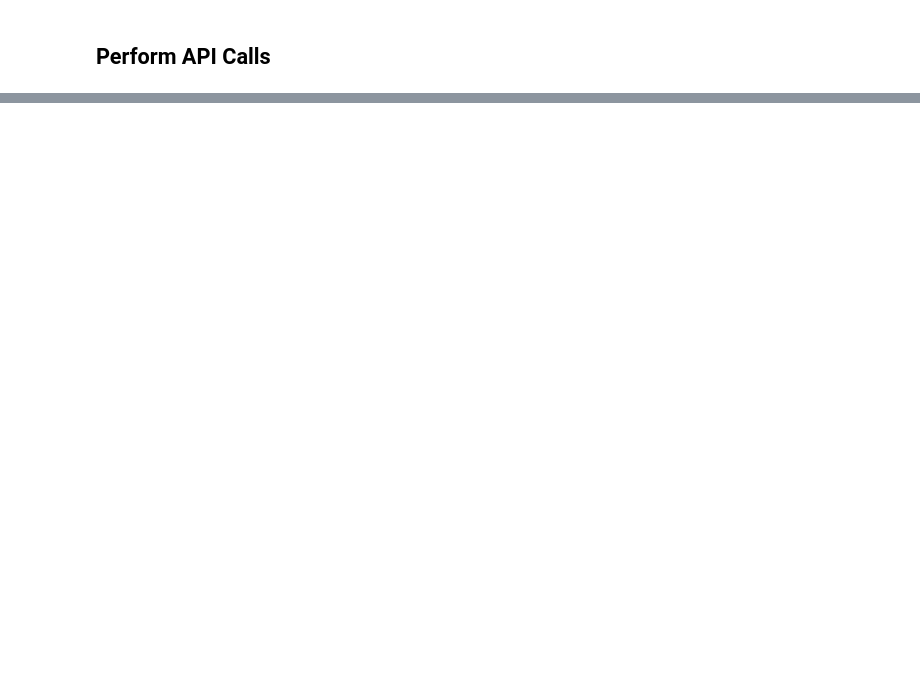
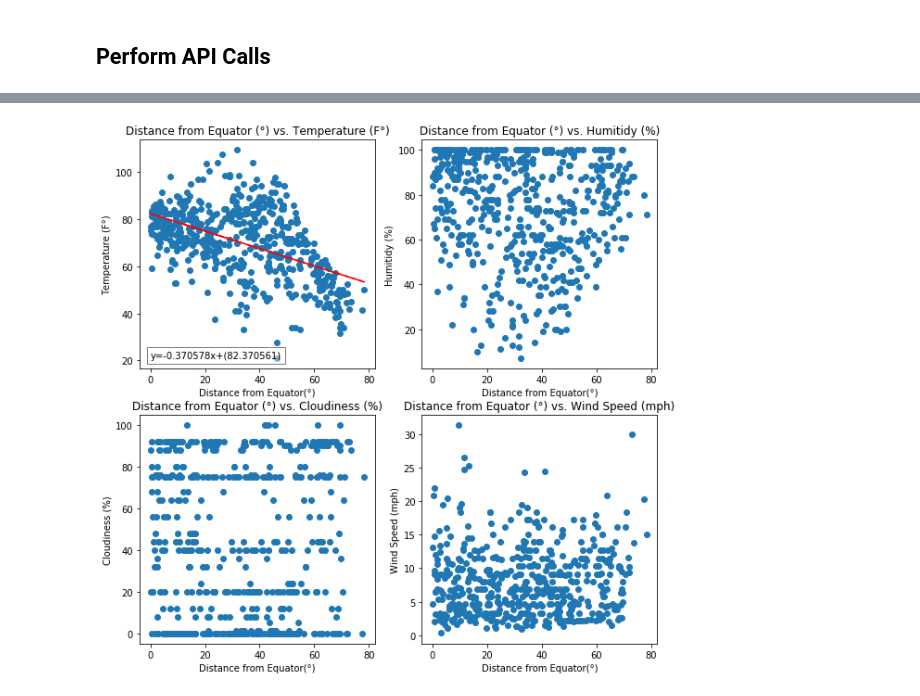
Before and after one commit to warnerm06/WeatherPy, a Jupyter notebook: WeatherPy_Solved_MEW.ipynb, the cells around one changed output, grey strips where cells are left out. Cells and saved outputs as stored; diff of their text form; code cells hidden in the pictures; blank space fills up the shorter version.

```diff
--- a/WeatherPy_Solved_MEW.ipynb
+++ b/WeatherPy_Solved_MEW.ipynb
@@ -128,0 +135,94 @@ city_df_wo_nan.head()
+# %%
+#create a new figure and plot
+xax=city_df_wo_nan['Distance From Equator'] #1st subplot axis
+yax=city_df_wo_nan['Temperature (F)']
+
+xax2=city_df_wo_nan['Distance From Equator']#2nd subplot axis
+yax2=city_df_wo_nan['Humitidy (%)']
+
+xax3=city_df_wo_nan['Distance From Equator']#3rd subplot axis
+yax3=city_df_wo_nan['Cloudiness (%)']
+
+xax4=city_df_wo_nan['Distance From Equator']#4th subplot axis
+yax4=city_df_wo_nan['Wind Speed (mph)']
+
+# x5=[1,2,3,4,5,6] #used for troubleshooting
+# y5=[1,2,3,4,5,6]
+
+fig1 = plt.figure(figsize=(10,10))  # an empty figure with no axes
+
+ax1=fig1.add_subplot(2,2,1) #subplots
+ax2=fig1.add_subplot(2,2,2)
+ax3=fig1.add_subplot(2,2,3)
+ax4=fig1.add_subplot(2,2,4)
+
+#fig1.subplots_adjust(bottom=0) #Cannot get to give space and look good. :-(
+
+ax1.scatter(xax,yax) #create subplot and attributes
+# calc the trendline
+z = np.polyfit(xax, yax, 1)
+p = np.poly1d(z)
+ax1.plot(xax,p(xax),"r--")
+# the line equation:
+equation="y=%.6fx+(%.6f)"%(z[0],z[1])
+ax1.title.set_text(f"Distance from Equator ({degree_sign}) vs. Temperature (F{degree_sign})")
+ax1.set_ylabel(f'Temperature (F{degree_sign})')
+ax1.set_xlabel(f"Distance from Equator({degree_sign})")
+ax1.text(0,21,equation,bbox=dict(facecolor='white',alpha=0.5))
+
+ax2.scatter(xax2,yax2)#create subplot and attributes
+# calc the trendline
+# z2 = np.polyfit(xax2, yax2, 1)
+# p2 = np.poly1d(z2)
+# ax2.plot(xax2,p2(xax2),"r--")
+# the line equation:
+#equation="y=%.6fx+(%.6f)"%(z2[0],z2[1])
+ax2.title.set_text(f"Distance from Equator ({degree_sign}) vs. Humitidy (%)")
+ax2.set_ylabel(f'Humitidy (%)')
+ax2.set_xlabel(f"Distance from Equator({degree_sign})")
+# ax2.text(-2,33,equation,bbox=dict(facecolor='white',alpha=0.5))
+
+ax3.scatter(xax3,yax3)#create subplot and attributes
+#calc the trendline
+#z3 = np.polyfit(xax3, yax3, 1)
+#p3 = np.poly1d(z3)
+# ax3.plot(xax3,p3(xax3),"r--")
+#the line equation:
+# equation="y=%.6fx+(%.6f)"%(z3[0],z3[1])
+ax3.title.set_text(f"Distance from Equator ({degree_sign}) vs. Cloudiness (%)")
+ax3.set_ylabel(f'Cloudiness (%)')
+ax3.set_xlabel(f"Distance from Equator({degree_sign})")
+#ax3.text(-2,33,equation,bbox=dict(facecolor='white',alpha=0.5))
+
+# ax4.scatter(x5,y5) #used for troublshooting trendline
+
+# # calc the trendline
+# z4 = np.polyfit(x5, y5, 1)
+# p4 = np.poly1d(z4)
+# ax4.plot(x5,p4(x5),"r--")
+# #the line equation:
+
+# equation="y=%.6fx+(%.6f)"%(z4[0],z4[1])
+# ax4.title.set_text(f"Distance from Equator ({degree_sign}) vs. Wind Speed (mph)")
+# ax4.set_ylabel(f'Wind Speed (mph)')
+# ax4.set_xlabel(f"Distance from Equator({degree_sign})")
+# ax4.text(-2,33,equation,bbox=dict(facecolor='white',alpha=0.5))
+
+
+
+ax4.scatter(xax4,yax4)
+
+# calc the trendline
+# z4 = np.polyfit(xax4, yax4, 1)
+# p4 = np.poly1d(z4)
+# ax4.plot(xax4,p4(xax4),"r--")
+#the line equation:
+#equation="y=%.6fx+(%.6f)"%(z4[0],z4[1])
+ax4.title.set_text(f"Distance from Equator ({degree_sign}) vs. Wind Speed (mph)")
+ax4.set_ylabel(f'Wind Speed (mph)')
+ax4.set_xlabel(f"Distance from Equator({degree_sign})")
+#ax4.text(-2,0,equation,bbox=dict(facecolor='white',alpha=0.5))
+
+fig1.savefig('scatter_figure1.png') #save figure as png file
+# %% [output]
+[figure, added]
```
Also changed, not shown: parts of 15 cells of this notebook, 3 other files.
